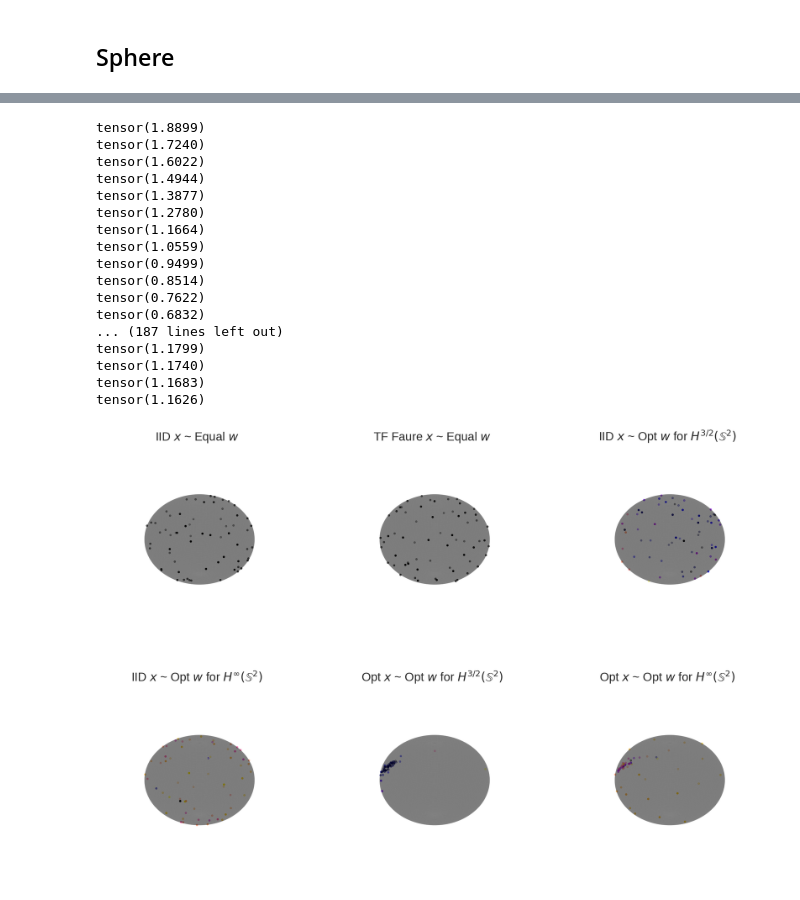
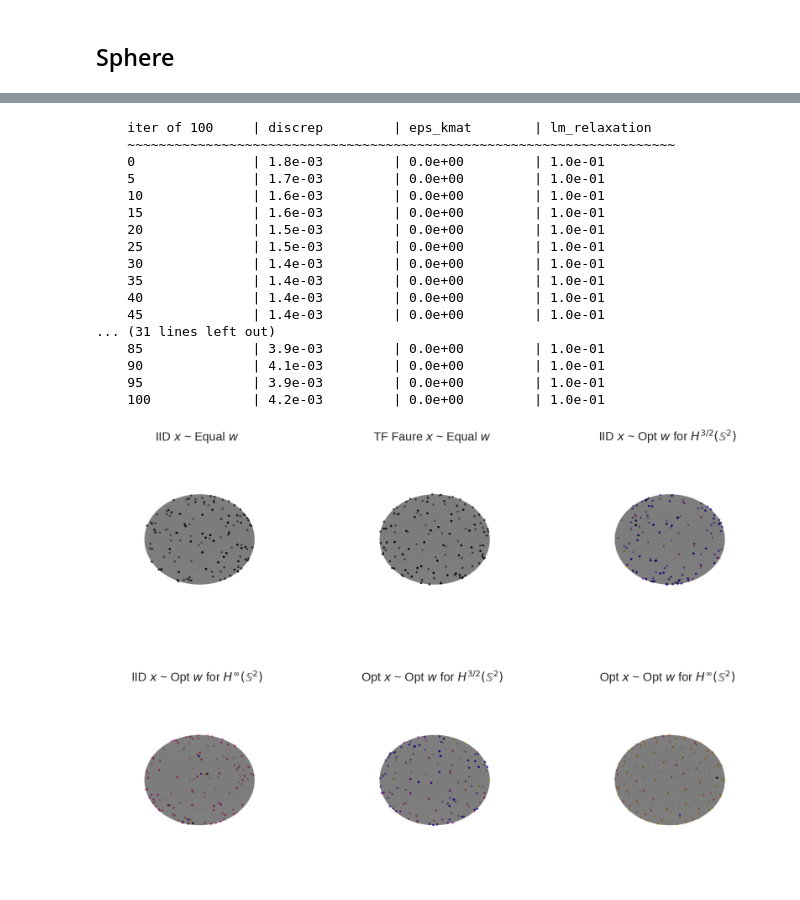
Before and after one commit to alegresor/rmatqmcpy, a Jupyter notebook: examples.ipynb, the cells around one changed output, grey strips where cells are left out. Saved outputs shown, nothing was run; the diff lists cells and outputs as text; code cells hidden in the pictures.

```diff
--- a/examples.ipynb
+++ b/examples.ipynb
@@ -44,15 +44,24 @@ def kernel_sphere_b(x, y):
     assert y.size(-1)==3
     y = 48*torch.exp(-12*torch.linalg.norm(x-y,dim=-1)**2)
     return y/(1-np.exp(-48))
-def unif_to_sphere(x):
-    assert x.size(-1)==2
-    t = torch.sqrt(x[...,1]-x[...,1]**2)
-    y = torch.stack([
-        2*torch.cos(2*np.pi*x[...,0])*t,
-        2*torch.sin(2*np.pi*x[...,0])*t,
-        1-2*x[...,1]
-        ],axis=-1)
-    return y
+def unif_to_sphere(u):
+    assert u.size(-1)==2
+    t = torch.sqrt(u[...,1]-u[...,1]**2)
+    x = torch.stack([
+        2*torch.cos(2*np.pi*u[...,0])*t,
+        2*torch.sin(2*np.pi*u[...,0])*t,
+        1-2*u[...,1],
+        ],dim=-1)
+    return x
+def sphere_to_unif(x):
+    u1 = (1-x[...,2])/2
+    t = torch.sqrt(u1-u1**2)
+    u0 = (torch.atan2(x[...,1]/(2*t),x[...,0]/(2*t))%(2*np.pi))/(2*np.pi)
+    u = torch.stack([
+        u0,
+        u1,
+        ],dim=-1)
+    return u
 def discrepancy(kernel, x, w, return_kmat=False):
     assert x.ndim>=2
     assert x.size(-2)==w.size(-1)
@@ -141,8 +170,7 @@ def get_sphere_iid_x_equal_w(n, rng=None):
     return x,w
 def get_sphere_ldtf_x_equal_w(n, rng=None):
     if rng is None: rng = torch.Generator()
-    x = unif_to_sphere(torch.from_numpy(qp.DigitalNetB2(2,seed=17,randomize="LMS_DS")(n)))  # (n,3)
-    # x = unif_to_sphere(torch.from_numpy(qp.Faure(2,seed=17,randomize="NUS")(n)))  # (n,3)
+    x = unif_to_sphere(torch.from_numpy(qp.Faure(2,seed=17,randomize="NUS")(n)))  # (n,3)
     w = torch.ones(n)/n
     return x,w
 def get_sphere_iid_x_opt_w_A(n, rng=None):
@@ -167,49 +195,49 @@ def get_sphere_opt_x_opt_w_B(n, rng):
 def get_spheres_fig_ax(nrows=1,ncols=1,showaxis=False,figwidth=PW,alpha=.3):
     fig,ax = pyplot.subplots(nrows=nrows,ncols=ncols,figsize=(figwidth,figwidth/ncols*nrows),subplot_kw={"projection":"3d"})
     ax = np.atleast_1d(ax).reshape((nrows,ncols))
     phimesh,thetamesh = torch.meshgrid(torch.linspace(0,np.pi,100),torch.linspace(0,2*np.pi,100),indexing="ij")
     xmesh = torch.sin(phimesh)*torch.cos(thetamesh)
     ymesh = torch.sin(phimesh)*torch.sin(thetamesh)
     zmesh = torch.cos(phimesh)
     for i in range(nrows):
         for j in range(ncols):
             ax[i,j].plot_surface(xmesh,ymesh,zmesh,rstride=1,cstride=1,color='k',alpha=alpha,linewidth=0)
             if not showaxis:
                 ax[i,j].axis("off")
     return fig,ax
 rng = torch.Generator().manual_seed(17)
-n = 2**6
+n = 2**7
 data = {
     r"IID $x$ ~ Equal $w$": get_sphere_iid_x_equal_w(n,rng),
     r"TF Faure $x$ ~ Equal $w$": get_sphere_ldtf_x_equal_w(n,rng),
     r"IID $x$ ~ Opt $w$ for $H^{3/2}(\mathbb{S}^2)$": get_sphere_iid_x_opt_w_A(n,rng),
     r"IID $x$ ~ Opt $w$ for $H^\infty(\mathbb{S}^2)$": get_sphere_iid_x_opt_w_B(n,rng),
     r"Opt $x$ ~ Opt $w$ for $H^{3/2}(\mathbb{S}^2)$": get_sphere_opt_x_opt_w_A(n,rng),
     r"Opt $x$ ~ Opt $w$ for $H^\infty(\mathbb{S}^2)$": get_sphere_opt_x_opt_w_B(n,rng),
 }
 nrows,ncols = 2,3
 fig,ax = get_spheres_fig_ax(nrows=nrows,ncols=ncols)
 for j,(key,(x,w)) in enumerate(data.items()):
     j1,j2 = j//ncols,j%ncols
     assert torch.allclose(torch.linalg.norm(x,dim=-1),torch.ones(1))
     ax[j1,j2].scatter(x[:,0],x[:,1],x[:,2],cmap="gnuplot2",c=w)
     ax[j1,j2].set_title(key)
 # %% [output]
-tensor(1.8899)
-tensor(1.7240)
-tensor(1.6022)
-tensor(1.4944)
-tensor(1.3877)
-tensor(1.2780)
-tensor(1.1664)
-tensor(1.0559)
-tensor(0.9499)
-tensor(0.8514)
-tensor(0.7622)
-tensor(0.6832)
-... (187 lines left out)
-tensor(1.1799)
-tensor(1.1740)
-tensor(1.1683)
-tensor(1.1626)
+    iter of 100     | discrep         | eps_kmat        | lm_relaxation
+    ~~~~~~~~~~~~~~~~~~~~~~~~~~~~~~~~~~~~~~~~~~~~~~~~~~~~~~~~~~~~~~~~~~~~~~
+    0               | 1.8e-03         | 0.0e+00         | 1.0e-01
+    5               | 1.7e-03         | 0.0e+00         | 1.0e-01
+    10              | 1.6e-03         | 0.0e+00         | 1.0e-01
+    15              | 1.6e-03         | 0.0e+00         | 1.0e-01
+    20              | 1.5e-03         | 0.0e+00         | 1.0e-01
+    25              | 1.5e-03         | 0.0e+00         | 1.0e-01
+    30              | 1.4e-03         | 0.0e+00         | 1.0e-01
+    35              | 1.4e-03         | 0.0e+00         | 1.0e-01
+    40              | 1.4e-03         | 0.0e+00         | 1.0e-01
+    45              | 1.4e-03         | 0.0e+00         | 1.0e-01
+... (31 lines left out)
+    85              | 3.9e-03         | 0.0e+00         | 1.0e-01
+    90              | 4.1e-03         | 0.0e+00         | 1.0e-01
+    95              | 3.9e-03         | 0.0e+00         | 1.0e-01
+    100             | 4.2e-03         | 0.0e+00         | 1.0e-01
-[figure, old version]
+[figure, new version]
```
Also changed, not shown: parts of 1 cell of this notebook.
